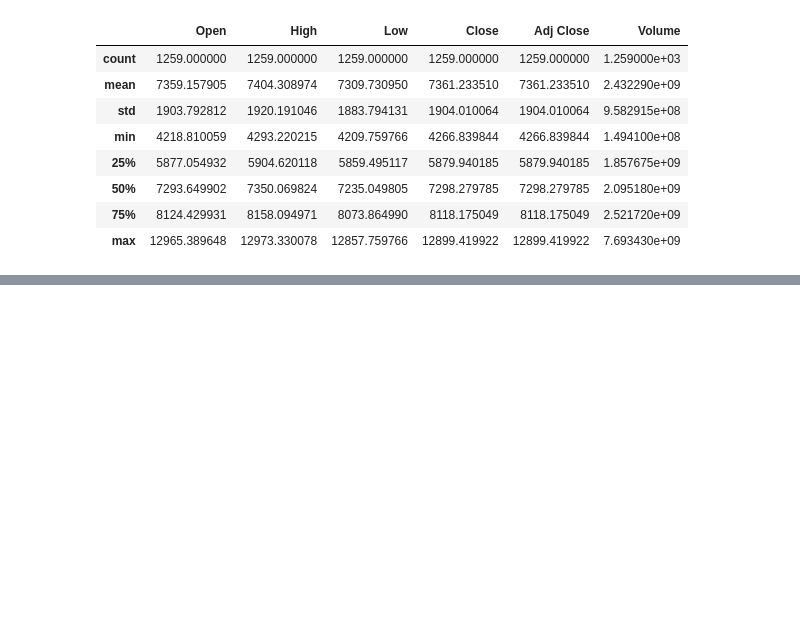
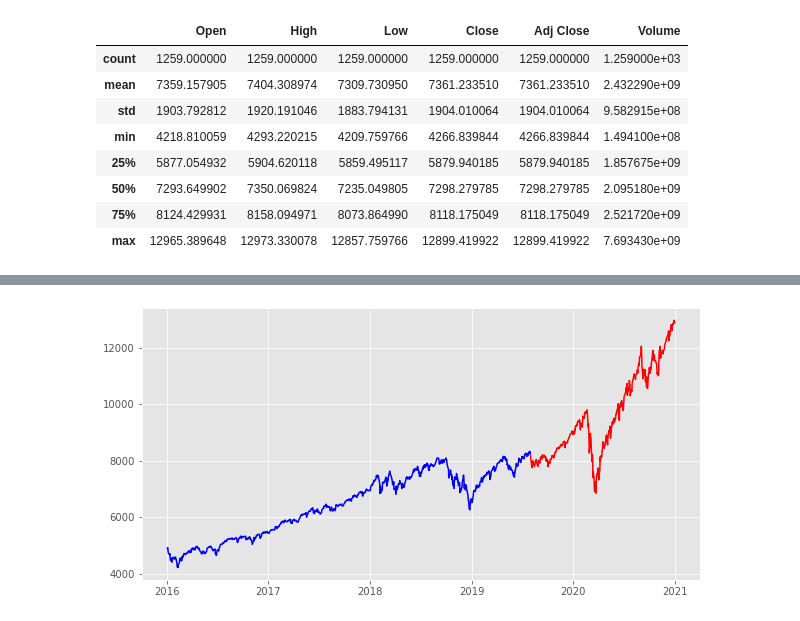
Before and after one commit to Parishkrit/Market-forecast, a Jupyter notebook: NASDAQ.ipynb, the cells around one changed output, grey strips where cells are left out. Cells and saved outputs as stored; diff of their text form; code cells hidden in the pictures; blank space fills up the shorter version.

```diff
--- a/NASDAQ.ipynb
+++ b/NASDAQ.ipynb
@@ -66,0 +82,10 @@ plt.show()
+# %%
+X_train = df[:900]
+X_test = df[900:]
+# %%
+plt.figure(figsize=(10,5))
+plt.plot(X_train['Date'],X_train['Open'],color='blue')
+plt.plot(X_test['Date'],X_test['Open'],color='red')
+plt.show()
+# %% [output]
+[figure, added]
```
Also changed, not shown: parts of 11 cells of this notebook.
